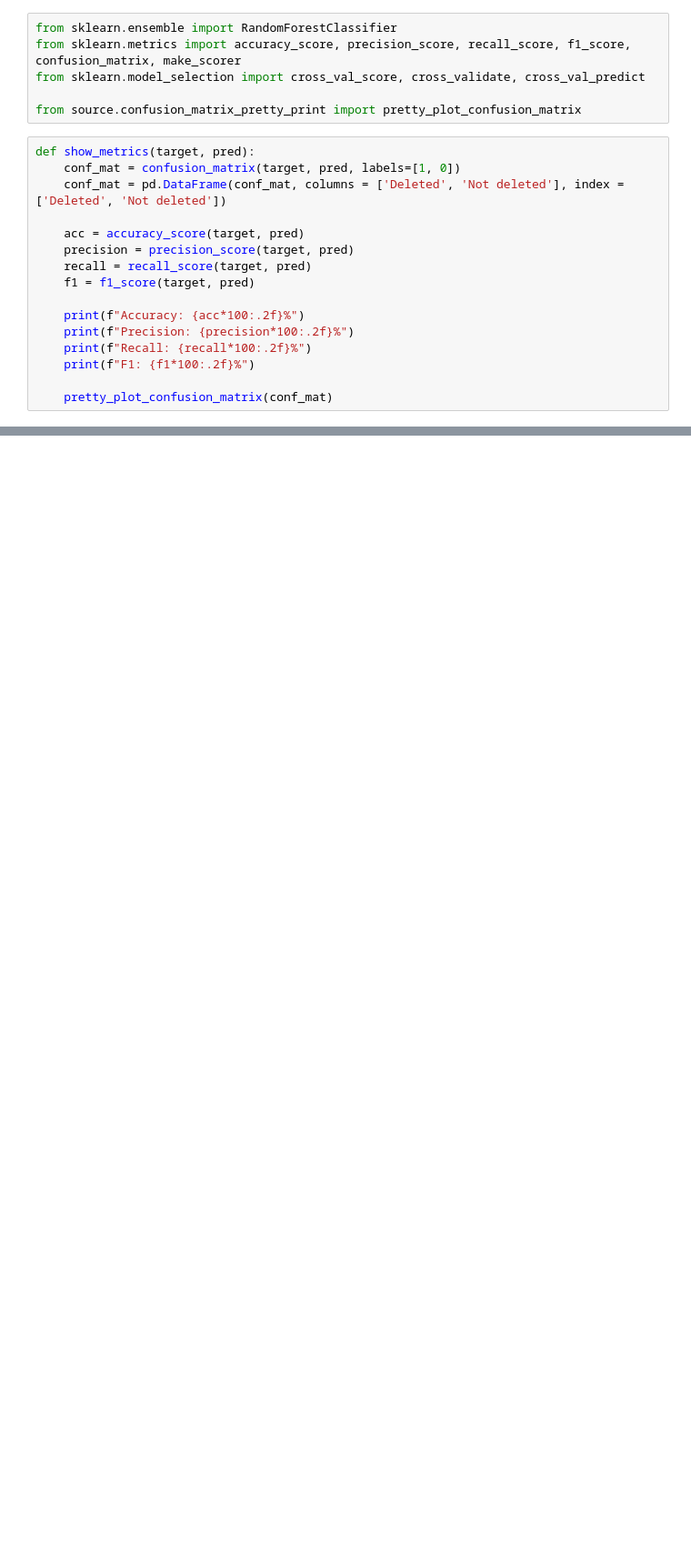
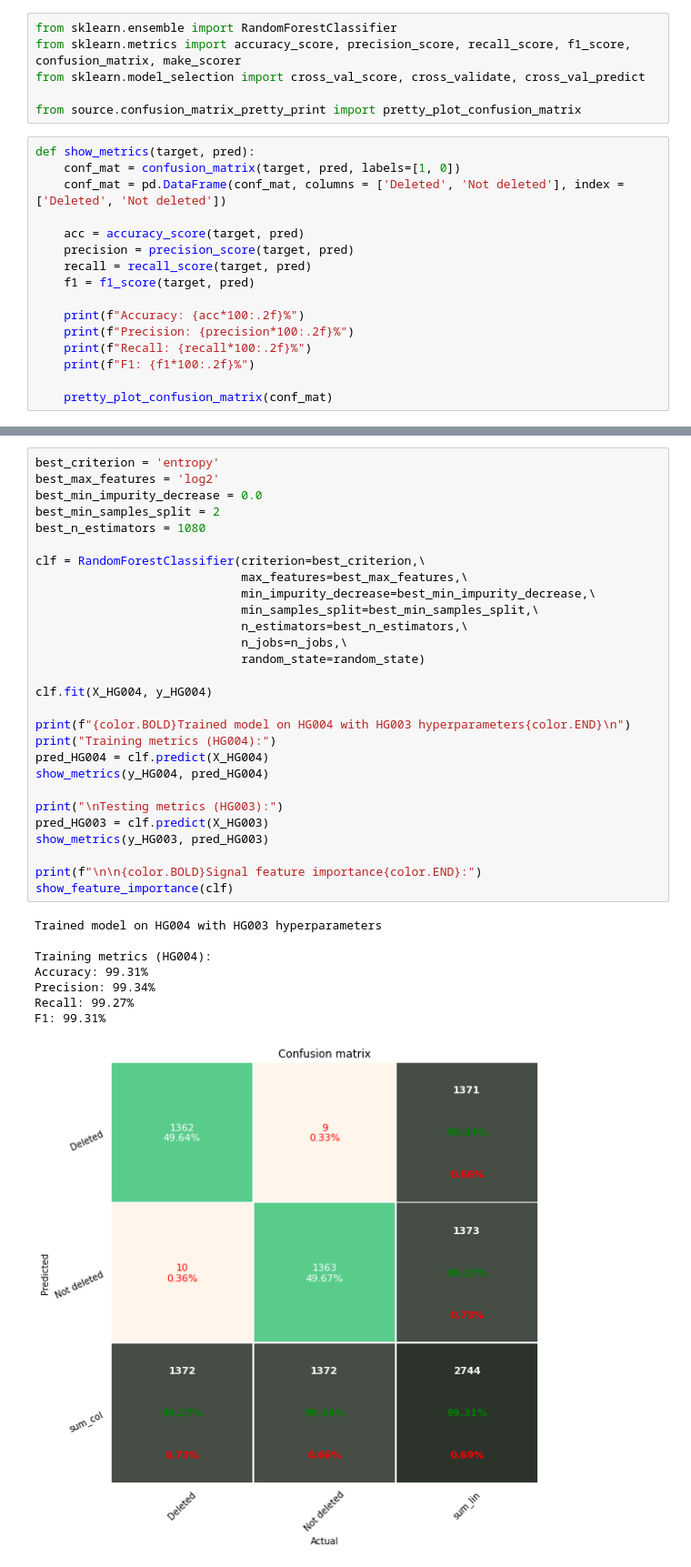
Before and after one commit to Gorzen/Genome-Center-Project, a Jupyter notebook: roadmap.ipynb, the cells around one changed output, grey strips where cells are left out. Shown at 91% size. Saved outputs shown, nothing was run; the diff lists cells and outputs as text; blank space fills up the shorter version.

```diff
--- a/roadmap.ipynb
+++ b/roadmap.ipynb
@@ -1206,0 +1276,37 @@ NameError: name 'X' is not defined
+# %%
+best_criterion = 'entropy'
+best_max_features = 'log2'
+best_min_impurity_decrease = 0.0
+best_min_samples_split = 2
+best_n_estimators = 1080
+
+clf = RandomForestClassifier(criterion=best_criterion,\
+                             max_features=best_max_features,\
+                             min_impurity_decrease=best_min_impurity_decrease,\
+                             min_samples_split=best_min_samples_split,\
+                             n_estimators=best_n_estimators,\
+                             n_jobs=n_jobs,\
+                             random_state=random_state)
+
+clf.fit(X_HG004, y_HG004)
+
+print(f"{color.BOLD}Trained model on HG004 with HG003 hyperparameters{color.END}\n")
+print("Training metrics (HG004):")
+pred_HG004 = clf.predict(X_HG004)
+show_metrics(y_HG004, pred_HG004)
+
+print("\nTesting metrics (HG003):")
+pred_HG003 = clf.predict(X_HG003)
+show_metrics(y_HG003, pred_HG003)
+
+print(f"\n\n{color.BOLD}Signal feature importance{color.END}:")
+show_feature_importance(clf)
+# %% [output]
+Trained model on HG004 with HG003 hyperparameters
+
+Training metrics (HG004):
+Accuracy: 99.31%
+Precision: 99.34%
+Recall: 99.27%
+F1: 99.31%
+[figure, added]
```
Also changed, not shown: parts of 39 cells of this notebook.
